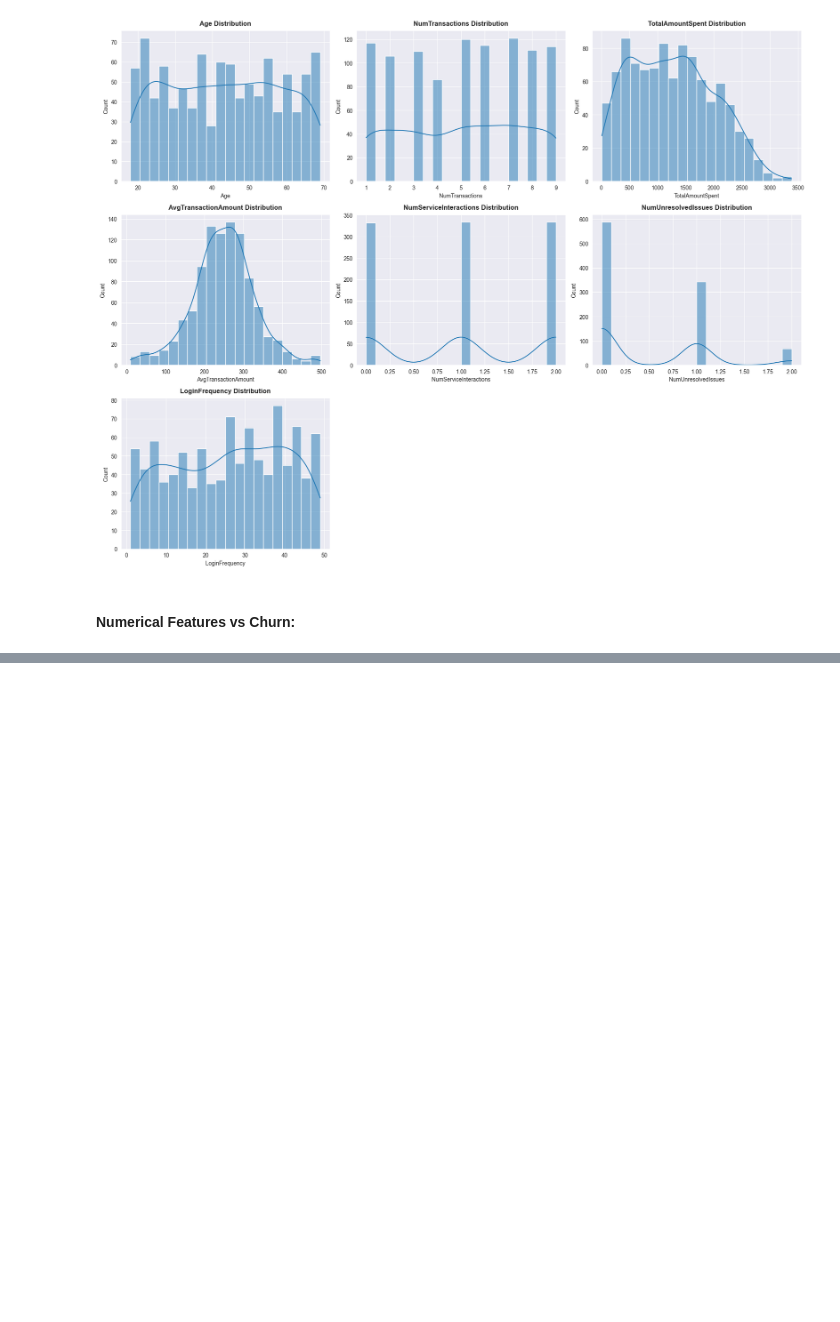
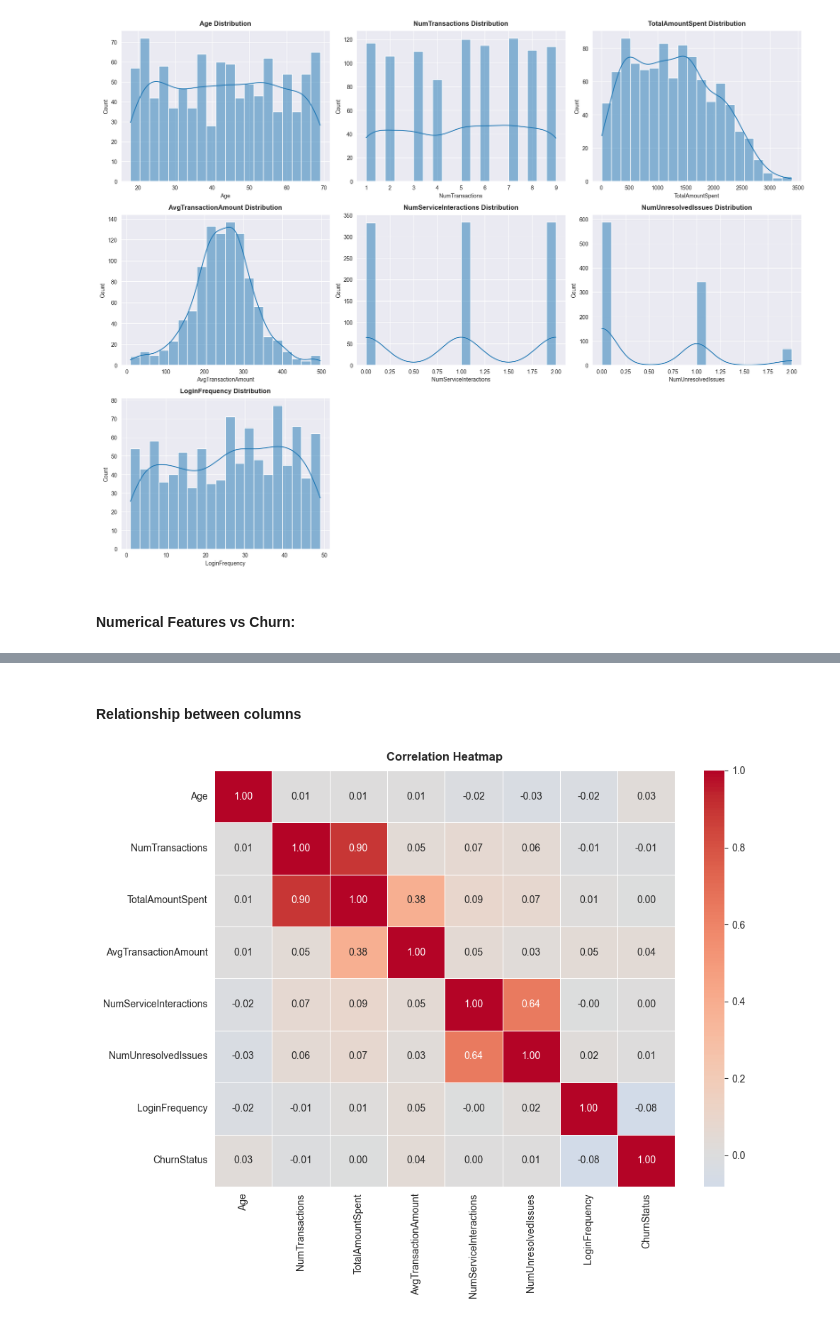
Before and after one commit to ashishpra28/Lloyds-Banking-Group-Job-Simulation, a Jupyter notebook: notebooks/Task1-EDA.ipynb, the cells around one changed output, grey strips where cells are left out. Drawn from its saved outputs; the diff is of its cells as text; code cells hidden in the pictures; blank space fills up the shorter version.

```diff
--- a/notebooks/Task1-EDA.ipynb
+++ b/notebooks/Task1-EDA.ipynb
@@ -887,0 +986,22 @@ plt.show()
+# %% [markdown]
+#### Relationship between columns
+# %%
+# Define corr_columns by adding numerical_columns and target_column
+corr_columns = numerical_columns + [target_column]
+
+plt.figure(figsize=(10,8))
+sns.heatmap(final_df[corr_columns].corr(), annot=True, fmt='.2f', cmap='coolwarm', center=0,linewidths=0.5)
+plt.title('Correlation Heatmap', fontweight='bold', pad=10)
+
+plt.tight_layout()
+
+# Save figure
+plt.savefig(
+    '../plots/Correlation_Heatmap.png',
+    dpi=300,
+    bbox_inches='tight'
+)
+
+plt.show()
+# %% [output]
+[figure, added]
```
Also changed, not shown: parts of 18 cells of this notebook, 4 other files.
